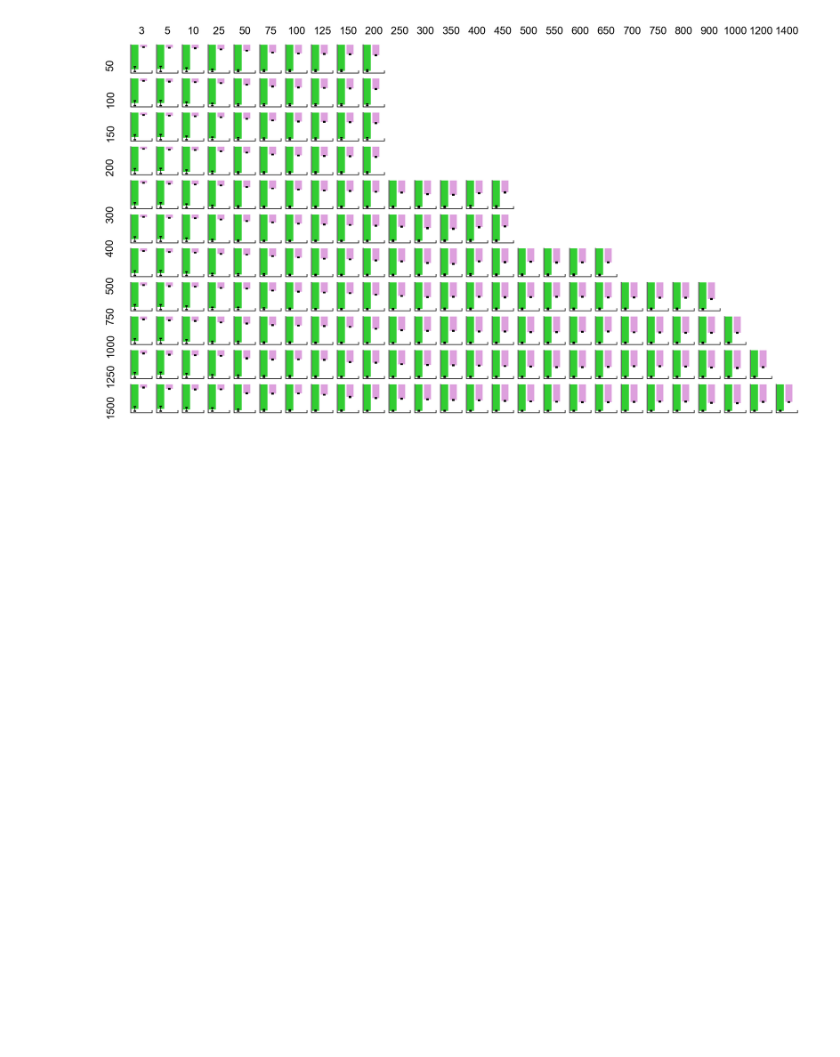
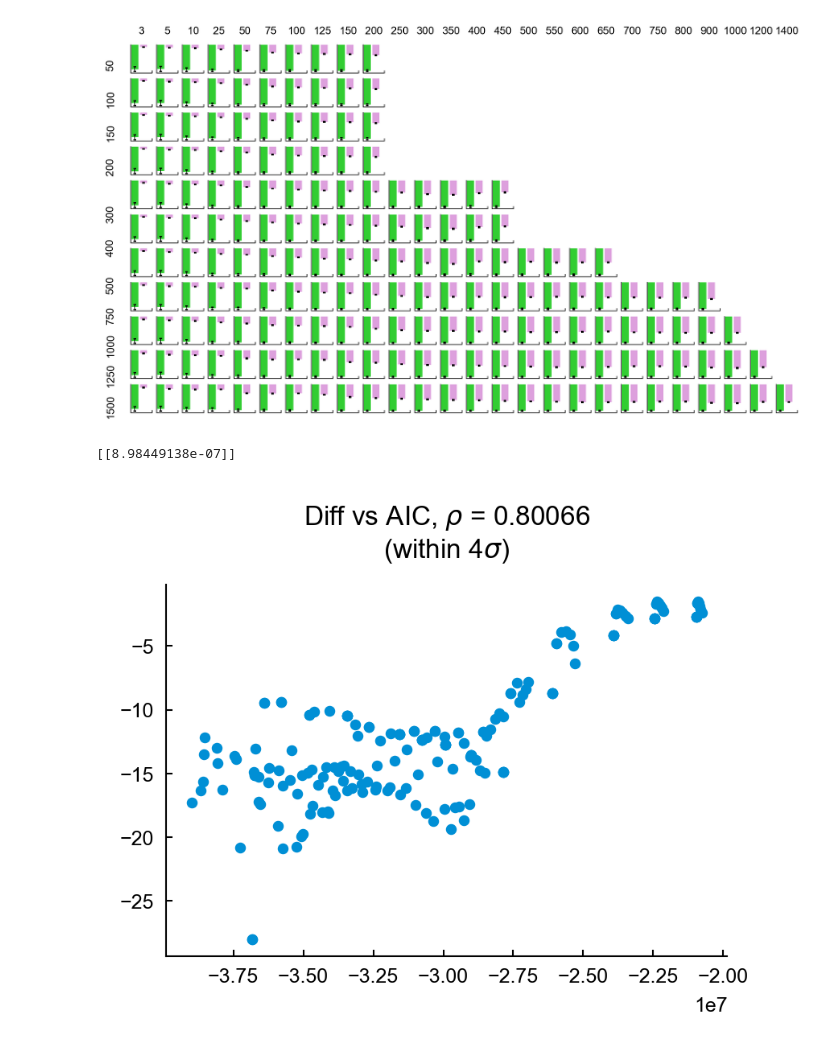
Before and after one commit to adamjeisen/ChaoticConsciousness, a Jupyter notebook: _jupyter/Figure S5 - Varying DeLASE Hyperparameters.ipynb, the cells around one changed output. Drawn from its saved outputs; the diff is of its cells as text; code cells hidden in the pictures; blank space fills up the shorter version.

```diff
--- a/_jupyter/Figure S5 - Varying DeLASE Hyperparameters.ipynb
+++ b/_jupyter/Figure S5 - Varying DeLASE Hyperparameters.ipynb
@@ -281,3 +282,31 @@ plt.show()
 [figure]
 # %%
 scipy.io.savemat(os.path.join(data_save_dir, 'figureS5_data.mat'), figureS5_data)
+# %%
+labels = ['wake', 'anesthesia']
+diff_vals = np.zeros(aic_vals.shape)
+for i, matrix_size in enumerate(matrix_size_vals):
+    for j, rank in enumerate(rank_vals):
+        if np.sum([stability_curves[section][matrix_size][rank] is not None for section in labels]) == 2:
+            stab_vals = [stability_curves[section][matrix_size][rank].mean() for section in labels]
+            diff_vals[i, j] = stab_vals[0] - stab_vals[1]
+# %%
+aic_all = aic_vals[~np.isnan(aic_vals)]
+diff_all = diff_vals[~np.isnan(aic_vals)]
+
+bound = 4
+aic_min = aic_all.min()
+aic_max = aic_all.min() + bound*aic_all.std()
+aic_inds = (aic_all >= aic_min) & (aic_all <= aic_max)
+
+plt.scatter(aic_all[aic_inds], diff_all[aic_inds], s=5)
+
+lr = LinearRegression().fit(aic_all[aic_inds].reshape(-1, 1), diff_all[aic_inds].reshape(-1, 1))
+rho = np.sqrt(lr.score(aic_all[aic_inds].reshape(-1, 1), diff_all[aic_inds].reshape(-1, 1)))
+print(lr.coef_)
+plt.title(fr"Diff vs AIC, $\rho$ = {rho:.5f}"+ f"\n(within {bound}$\sigma$)")
+
+plt.show()
+# %% [output]
+[[8.98449138e-07]]
+[figure, added]
```
Also changed, not shown: parts of 2 cells of this notebook, 4 other files.
